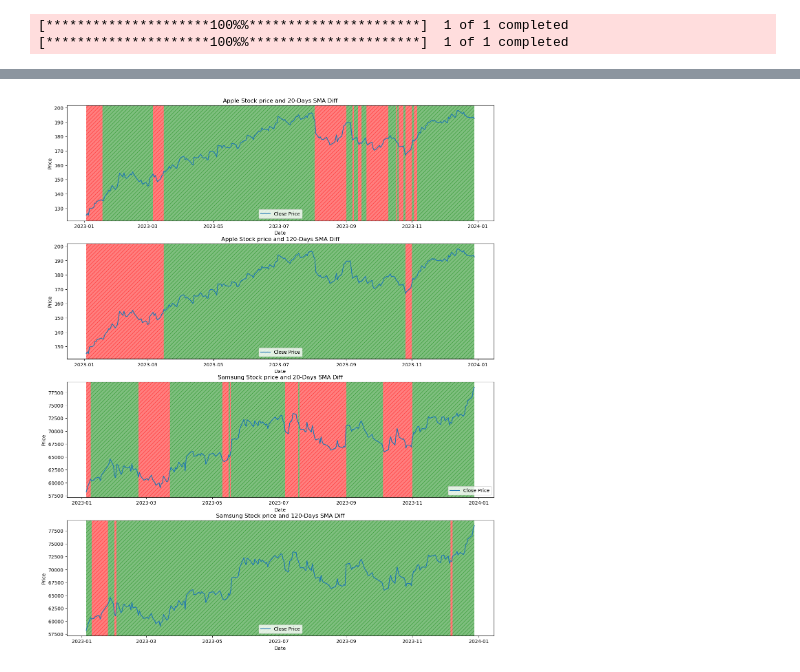
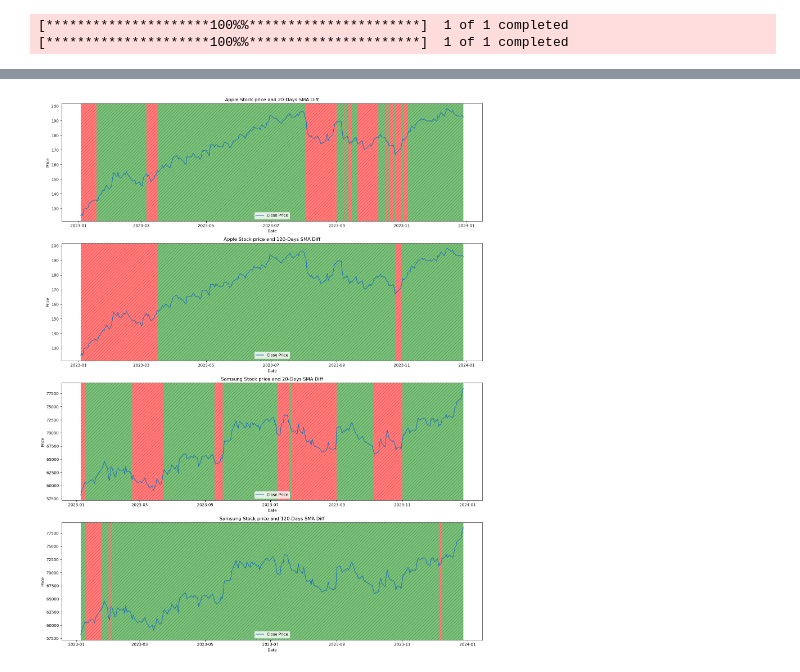
Before and after one commit to rkdgusdh/predict_stock_market_movement, a Jupyter notebook: method1.ipynb, the cells around one changed output, grey strips where cells are left out. Saved outputs shown, nothing was run; the diff lists cells and outputs as text; code cells hidden in the pictures.

```diff
--- a/method1.ipynb
+++ b/method1.ipynb
@@ -118,32 +121,34 @@ plt.show()
 # %%
 def plot_boundary(data, ax, name, boundary, SMA):
     if data.loc[boundary[0], SMA] > 0:
         ax.axvspan(data.index[120], boundary[0], color='g', alpha=0.5, hatch='///', linewidth=0)
     else:
         ax.axvspan(data.index[120], boundary[0], color='r', alpha=0.5, hatch='///', linewidth=0)
     for i in range(len(boundary)-1):
         if data.loc[boundary[i], SMA] > 0:
             ax.axvspan(boundary[i], boundary[i+1], color='g', alpha=0.5, hatch='///', linewidth=0)
         else:
             ax.axvspan(boundary[i], boundary[i+1], color='r', alpha=0.5, hatch='///', linewidth=0)
     if data.loc[boundary[-1], SMA] > 0:
         ax.axvspan(boundary[-1], data.index[-1], color='g', alpha=0.5, hatch='///', linewidth=0)
     else:
         ax.axvspan(boundary[-1], data.index[-1], color='r', alpha=0.5, hatch='///', linewidth=0)
     ax.plot(data.iloc[120:]['Close'], label='Close Price')
-    ax.legend()
+    ax.legend(loc='lower center')
     if SMA == 'SMA_20_diff':
         ax.set_title(f'{name[0].upper()+name[1:]} Stock price and 20-Days SMA Diff')
     else:
         ax.set_title(f'{name[0].upper()+name[1:]} Stock price and 120-Days SMA Diff')
     ax.set_xlabel('Date')
     ax.set_ylabel('Price')
 
 fig, axs = plt.subplots(4, 1, figsize=(16, 20))
 plot_boundary(apple, axs[0], 'apple', boundary[0], 'SMA_20_diff')
 plot_boundary(apple, axs[1], 'apple', boundary[1], 'SMA_120_diff')
 plot_boundary(samsung, axs[2], 'samsung', boundary[2], 'SMA_20_diff')
 plot_boundary(samsung, axs[3], 'samsung', boundary[3], 'SMA_120_diff')
+
+plt.tight_layout()
 plt.show()
 # %% [output]
-[figure, old version]
+[figure, new version]
```
Also changed, not shown: parts of 3 cells of this notebook.
